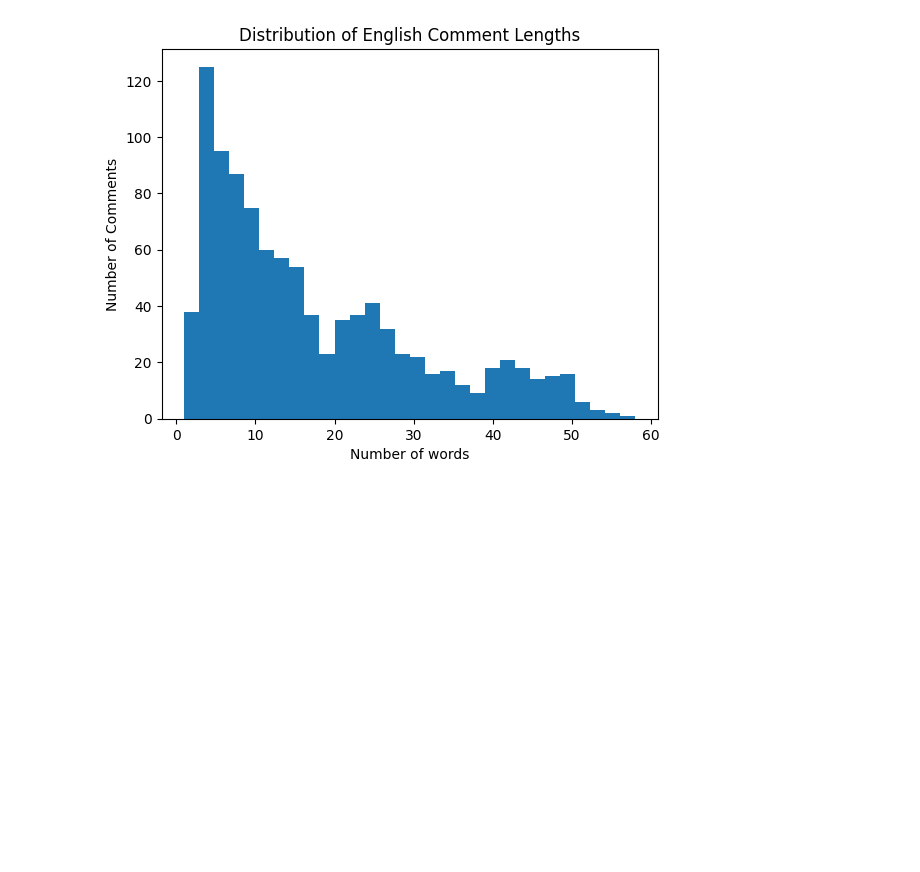
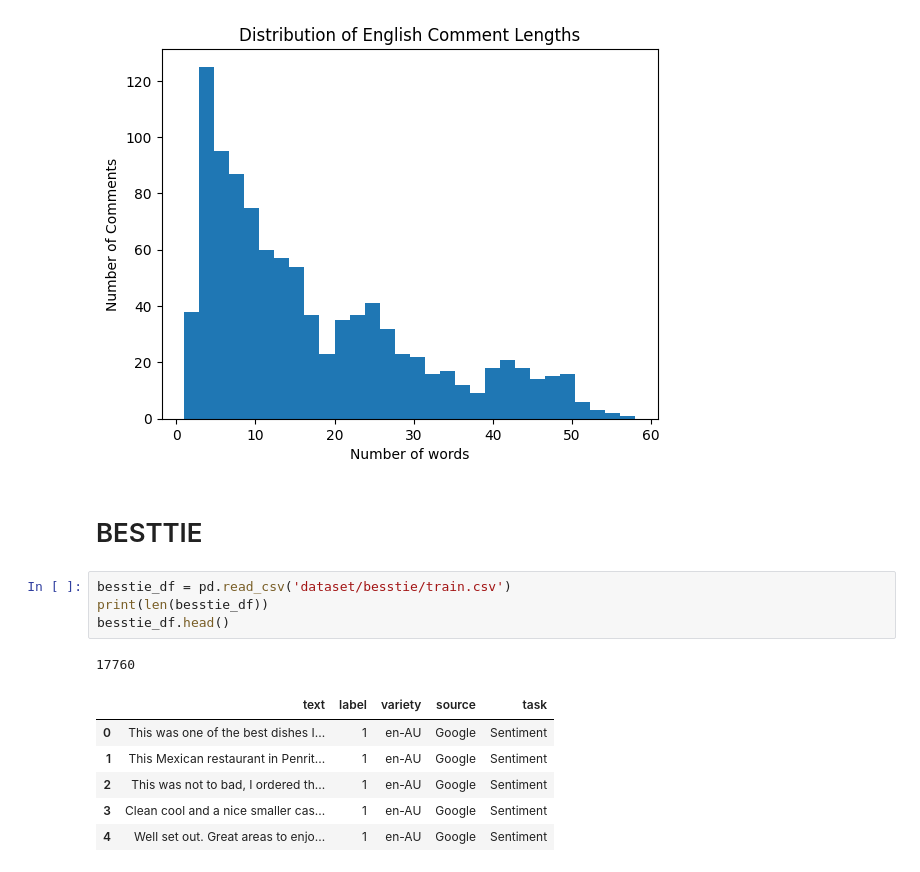
Before and after one commit to elenanespolo/Sentiment_Sarcasm_Analysis, a Jupyter notebook: dataset.ipynb, the cells around one changed output. Saved outputs shown, nothing was run; the diff lists cells and outputs as text; blank space fills up the shorter version.

```diff
--- a/dataset.ipynb
+++ b/dataset.ipynb
@@ -265,3 +265,17 @@ plt.title('Distribution of English Comment Lengths')
 plt.show()
 # %% [output]
 [figure]
+# %% [markdown]
+# BESTTIE
+# %%
+besstie_df = pd.read_csv('dataset/besstie/train.csv')
+print(len(besstie_df))
+besstie_df.head()
+# %% [output]
+17760
+|  | text | label | variety | source | task |
+| 0 | This was one of the best dishes I... | 1 | en-AU | Google | Sentiment |
+| 1 | This Mexican restaurant in Penrit... | 1 | en-AU | Google | Sentiment |
+| 2 | This was not to bad, I ordered th... | 1 | en-AU | Google | Sentiment |
+| 3 | Clean cool and a nice smaller cas... | 1 | en-AU | Google | Sentiment |
+| 4 | Well set out. Great areas to enjo... | 1 | en-AU | Google | Sentiment |
```
Also changed, not shown: parts of 4 cells of this notebook, 5 other files.
